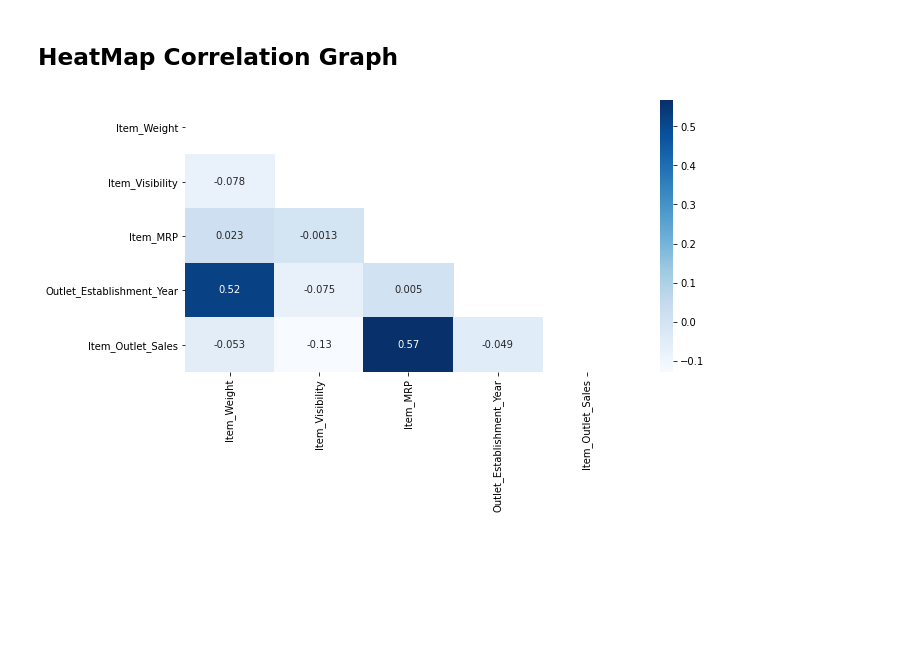
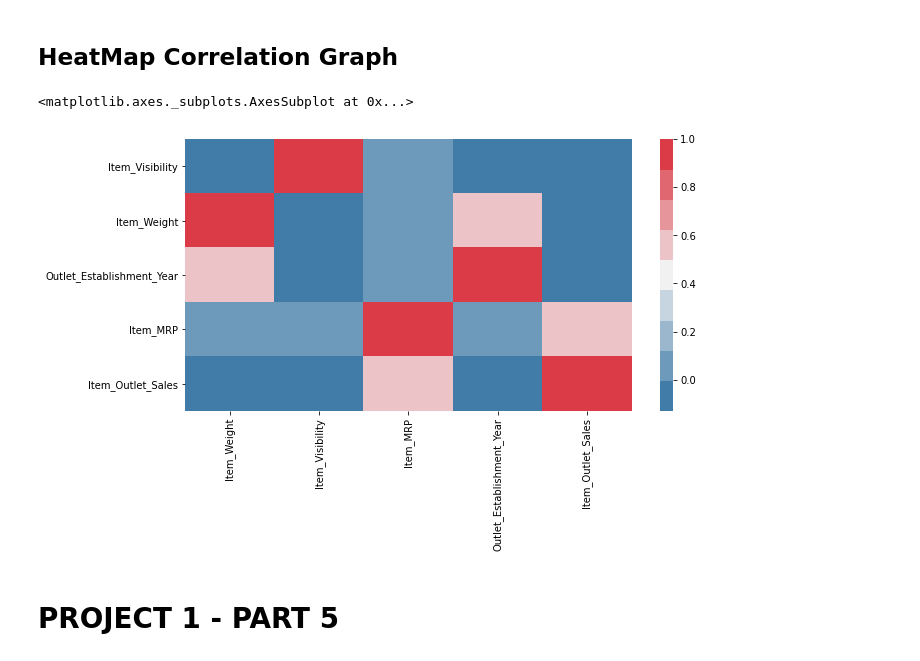
Before and after one commit to adamk6/sales-predictions, a Jupyter notebook: salesPrediction.ipynb, the cells around one changed output. Drawn from its saved outputs; the diff is of its cells as text; code cells hidden in the pictures; blank space fills up the shorter version.

```diff
--- a/salesPrediction.ipynb
+++ b/salesPrediction.ipynb
@@ -397,16 +390,19 @@ plt.grid();
 # %%
 plt.figure(figsize=(10,5))
 
 # get correlation between values (this is peasons correlation if you are familiar)
 corr = df.corr()
 # mask to get rid of top half
 mask = np.zeros_like(corr)
 mask[np.triu_indices_from(mask)] = True
 
 # with mask
-sns.heatmap(corr, cmap='Blues', annot=True, mask=mask);
-
+#sns.heatmap(corr, cmap='Blues', annot=True, mask=mask);
+sns.heatmap(df.corr().sort_values(by = ['Item_Outlet_Sales']), cmap = sns.diverging_palette(240, 10, n=9))
 # without mask
 # sns.heatmap(corr, cmap='Blues', annot=True);
 # %% [output]
+<matplotlib.axes._subplots.AxesSubplot at 0x...>
-[figure, old version]
+[figure, new version]
+# %% [markdown]
+# **PROJECT 1 - PART 5**
```
Also changed, not shown: parts of 35 cells of this notebook.
